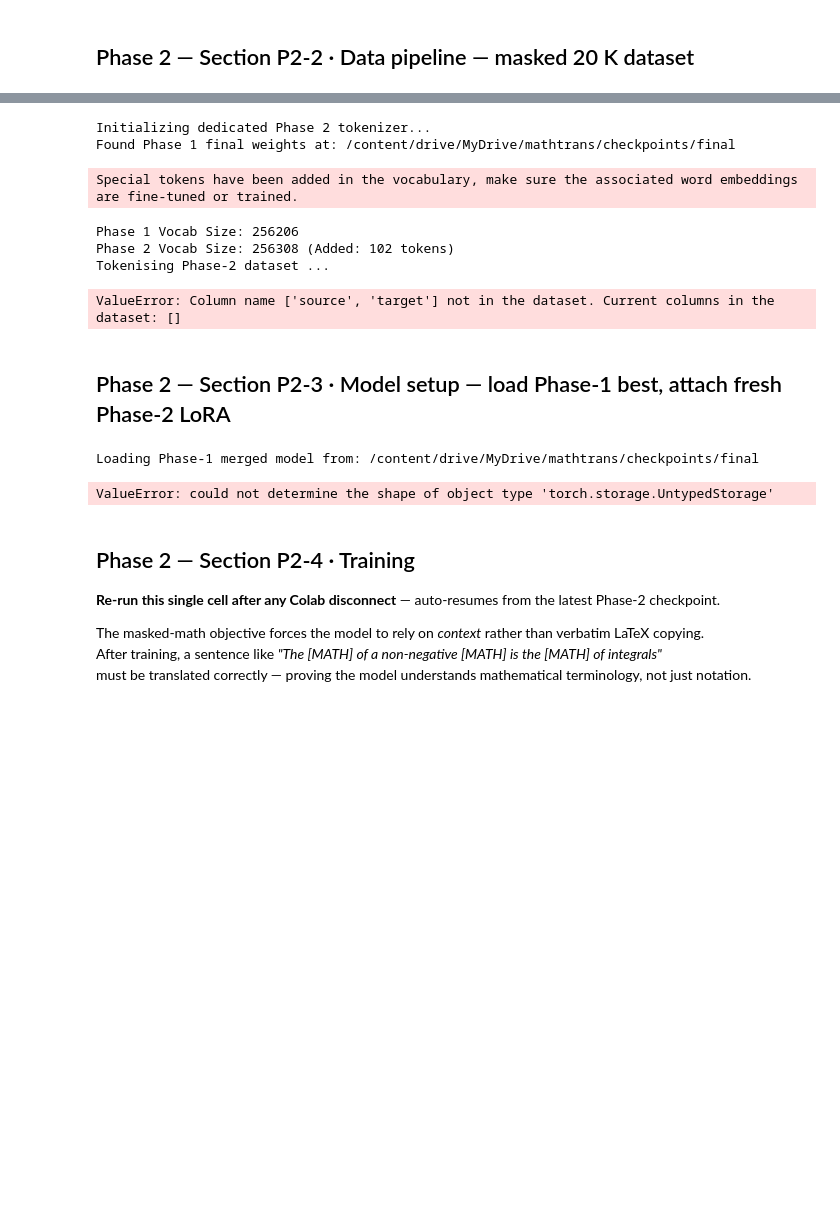
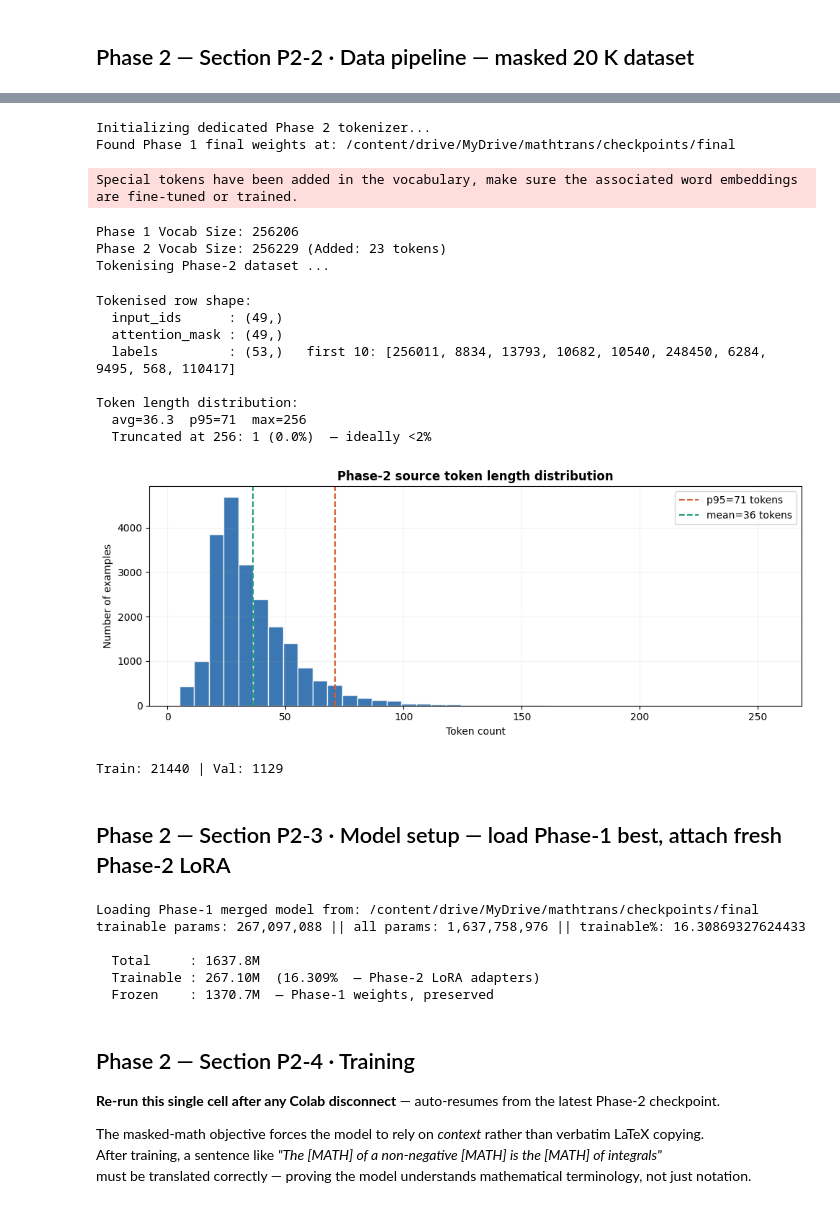
Before and after one commit to seddikbm/AI_maths_translation_en_arabic, a Jupyter notebook: MathTrans_Phase1_and_Phase2.ipynb, the cells around one changed output, grey strips where cells are left out. Drawn from its saved outputs; the diff is of its cells as text; code cells hidden in the pictures; blank space fills up the shorter version.

```diff
--- a/MathTrans_Phase1_and_Phase2.ipynb
+++ b/MathTrans_Phase1_and_Phase2.ipynb
@@ -501,14 +579,39 @@ print(f"Final BLEU   : {m.get('eval_bleu','?')}")
 Load any checkpoint, test on a train example and an eval example, compare with base model.
 # %%
 # 6.1 Translation helper & test sentences
-def translate(text,tok,mdl,src='en',tgt='ar',beams=4,max_len=256):
-    tok.src_lang=LANG_CODE[src]; tok.tgt_lang=LANG_CODE[tgt]
-    inputs=tok(text,return_tensors='pt',max_length=max_len,truncation=True).to(device)
+def translate(text, tok, mdl, src='en', tgt='ar', beams=4, max_len=256):
+    tok.src_lang = LANG_CODE[src]
+    tok.tgt_lang = LANG_CODE[tgt]
+
+    inputs = tok(text, return_tensors='pt', max_length=max_len, truncation=True).to(device)
     forced_bos = tok.convert_tokens_to_ids(LANG_CODE[tgt])
+
     with torch.no_grad():
-        out=mdl.generate(**inputs,forced_bos_token_id=forced_bos,
-                         num_beams=beams,max_length=max_len,early_stopping=True)
-    return tok.decode(out[0],skip_special_tokens=True).strip()
+        out = mdl.generate(
+            **inputs,
+            forced_bos_token_id=forced_bos,
+            num_beams=beams,
+            max_length=max_len,
+            early_stopping=True
+        )
+
+    # 1. Decode EVERYTHING, including special tokens
+    pred_text = tok.decode(out[0], skip_special_tokens=False)
+
+    # 2. Manually define the system tokens we DO NOT want to see
+    system_tokens_to_remove = [
+        tok.pad_token,
+        tok.eos_token,
+        tok.bos_token,
+        LANG_CODE[tgt] # Removes the language tag (e.g., 'arb_Arab') from the start
+    ]
+
+    # 3. Strip the system tokens, leaving standard text and <MATH_X> intact
+    for sys_tok in system_tokens_to_remove:
+        if sys_tok:
+            pred_text = pred_text.replace(sys_tok, "")
+
+    return pred_text.strip()
 
 # Two test sentences — one in-distribution (train-like), one harder (eval-like)
 TEST_TRAIN = 'The Lebesgue integral of a non-negative measurable function is the supremum of integrals of simple functions bounded above by it.'
@@ -1196,7 +1293,7 @@ else:
     p2_tokenizer.add_special_tokens({'additional_special_tokens': ['<en2ar>', '<ar2en>']})
 
 # Safely add the masked and structural tokens only for Phase 2
-p2_custom_tokens = ['<REF>', '<CITATION>'] + [f"<MATH_{i}>" for i in range(100)]
+p2_custom_tokens = ['<REF>', '<CITATION>'] + [f"<MATH_{i}>" for i in range(21)]
 n_p2_added = p2_tokenizer.add_special_tokens({'additional_special_tokens': p2_custom_tokens})
 
 print(f"Phase 1 Vocab Size: {len(tokenizer)}")
@@ -1204,10 +1301,7 @@ print(f"Phase 2 Vocab Size: {len(p2_tokenizer)} (Added: {n_p2_added} tokens)")
 
 # Tokenize Phase 2 dataset using the new p2_tokenizer
 print("Tokenising Phase-2 dataset ...")
-# p2_tokenized = p2_raw_ds.map(
-#     make_tokenize_fn(p2_tokenizer, P2_TRAIN_CONFIG['max_source_length'], P2_TRAIN_CONFIG['max_target_length']),
-#     batched=True,
-# )
+
 p2_tokenized = p2_raw_ds.map(
     make_tokenize_fn(p2_tokenizer,
                      P2_TRAIN_CONFIG['max_source_length'],
@@ -1220,35 +1314,44 @@ p2_tokenized = p2_raw_ds.map(
 row = p2_tokenized['train'][0]
 print(f"\nTokenised row shape:")
 print(f"  input_ids      : ({len(row['input_ids'])},)")
 print(f"  attention_mask : ({len(row['attention_mask'])},)")
 print(f"  labels         : ({len(row['labels'])},)   first 10: {row['labels'][:10]}")
 
 tok_lens = [len(r['input_ids']) for r in p2_tokenized['train']]
 trunc = sum(1 for l in tok_lens if l == P2_TRAIN_CONFIG['max_source_length'])
 print(f"\nToken length distribution:")
 print(f"  avg={np.mean(tok_lens):.1f}  p95={np.percentile(tok_lens,95):.0f}  max={max(tok_lens)}")
 print(f"  Truncated at 256: {trunc} ({100*trunc/len(tok_lens):.1f}%)  — ideally <2%")
 
 # Distribution histogram
 fig, ax = plt.subplots(figsize=(10, 4))
 ax.hist(tok_lens, bins=40, color='#185FA5', edgecolor='white', alpha=0.85)
 ax.axvline(np.percentile(tok_lens, 95), color='#D85A30', linestyle='--', linewidth=1.5,
            label=f'p95={np.percentile(tok_lens,95):.0f} tokens')
 ax.axvline(np.mean(tok_lens), color='#1D9E75', linestyle='--', linewidth=1.5,
            label=f'mean={np.mean(tok_lens):.0f} tokens')
 ax.set_title('Phase-2 source token length distribution', fontweight='bold')
 ax.set_xlabel('Token count'); ax.set_ylabel('Number of examples')
 ax.legend(); ax.grid(alpha=0.15)
 plt.tight_layout(); plt.show()
 print(f"Train: {len(p2_tokenized['train'])} | Val: {len(p2_tokenized['validation'])}")
 # %% [output]
 Initializing dedicated Phase 2 tokenizer...
 Found Phase 1 final weights at: /content/drive/MyDrive/mathtrans/checkpoints/final
 Special tokens have been added in the vocabulary, make sure the associated word embeddings are fine-tuned or trained.
 Phase 1 Vocab Size: 256206
-Phase 2 Vocab Size: 256308 (Added: 102 tokens)
+Phase 2 Vocab Size: 256229 (Added: 23 tokens)
 Tokenising Phase-2 dataset ...
-ValueError: Column name ['source', 'target'] not in the dataset. Current columns in the dataset: []
+Tokenised row shape:
+  input_ids      : (49,)
+  attention_mask : (49,)
+  labels         : (53,)   first 10: [256011, 8834, 13793, 10682, 10540, 248450, 6284, 9495, 568, 110417]
+
+Token length distribution:
+  avg=36.3  p95=71  max=256
+  Truncated at 256: 1 (0.0%)  — ideally <2%
+[figure, added]
+Train: 21440 | Val: 1129
 # %% [markdown]
 ## Phase 2 — Section P2-3 · Model setup — load Phase-1 best, attach fresh Phase-2 LoRA
 # %%
@@ -1290,6 +1393,7 @@ p2_lora_cfg = LoraConfig(
     lora_dropout    = P2_LORA_CONFIG['lora_dropout'],
     bias            = P2_LORA_CONFIG['bias'],
     task_type       = TaskType.SEQ_2_SEQ_LM,
+    modules_to_save = P2_LORA_CONFIG['modules_to_save']
 )
 p2_model = get_peft_model(p2_base, p2_lora_cfg)
 for param in p2_model.parameters():
@@ -1311,7 +1415,11 @@ print(f"  Trainable : {trained/1e6:.2f}M  ({100*trained/total:.3f}%  — Phase-2
 print(f"  Frozen    : {(total-trained)/1e6:.1f}M  — Phase-1 weights, preserved")
 # %% [output]
 Loading Phase-1 merged model from: /content/drive/MyDrive/mathtrans/checkpoints/final
+trainable params: 267,097,088 || all params: 1,637,758,976 || trainable%: 16.30869327624433
+
+  Total     : 1637.8M
+  Trainable : 267.10M  (16.309%  — Phase-2 LoRA adapters)
+  Frozen    : 1370.7M  — Phase-1 weights, preserved
-ValueError: could not determine the shape of object type 'torch.storage.UntypedStorage'
 # %% [markdown]
 ## Phase 2 — Section P2-4 · Training
 
```
Also changed, not shown: parts of 28 cells of this notebook, 1 other file.
